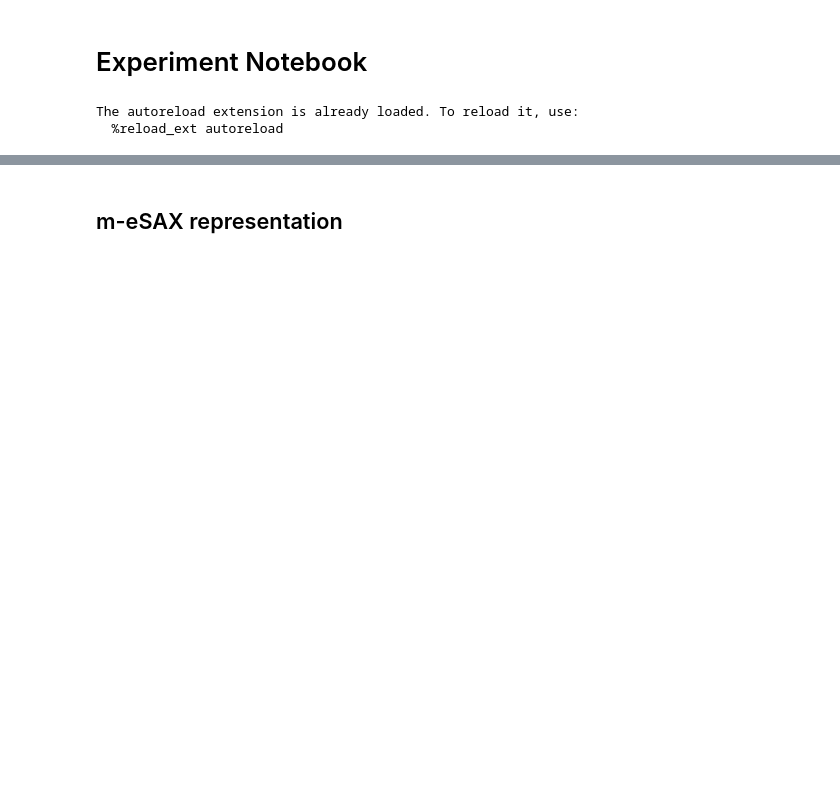
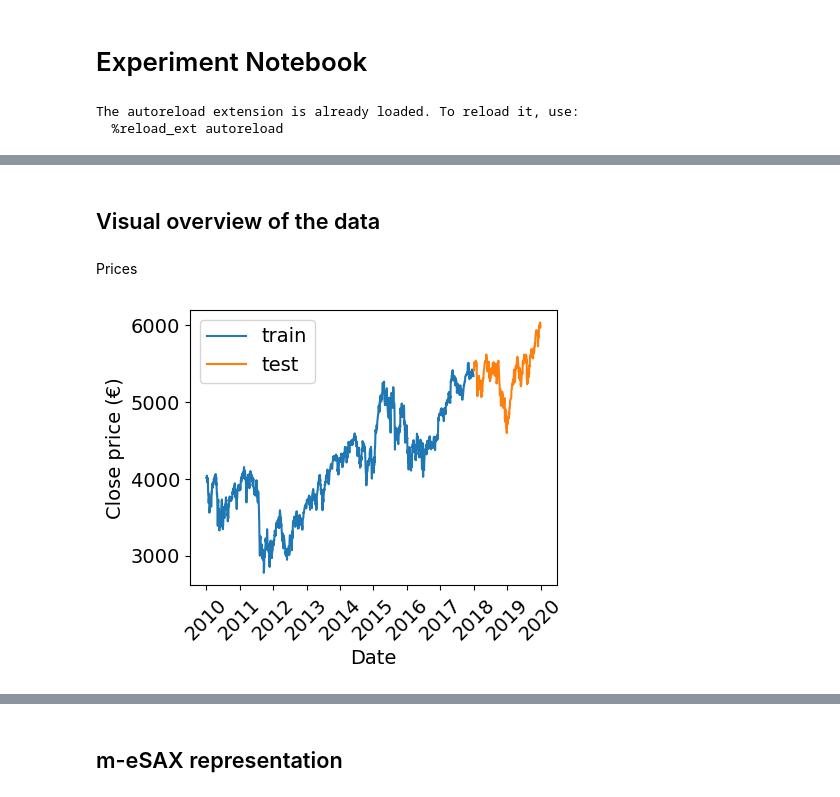
Before and after one commit to SullivanCastro/TimeSeriesProject, a Jupyter notebook: experiments.ipynb, the cells around one changed output, grey strips where cells are left out. Saved outputs shown, nothing was run; the diff lists cells and outputs as text; code cells hidden in the pictures; blank space fills up the shorter version.

```diff
--- a/experiments.ipynb
+++ b/experiments.ipynb
@@ -50,0 +36,6 @@ plt.show()
+# %%
+prices = download_data(START_DATE, END_DATE).dropna()
+train_price, test_price = train_test_split(prices, train_size=TRAIN_PROPORTION, test_size=1-TRAIN_PROPORTION, shuffle=False)
+
+log_return = np.log(prices).diff().dropna() * 1e4 # put in bps
+train_log_return, test_log_return = train_test_split(log_return, train_size=TRAIN_PROPORTION, test_size=1-TRAIN_PROPORTION, shuffle=False)
@@ -50,0 +57,22 @@ plt.show()
+# %% [markdown]
+## Visual overview of the data
+# %%
+TEST_ASSET_NAME = 'CAC 40'
+# %% [markdown]
+Prices
+# %%
+# train test split
+
+plt.figure(figsize=(5, 4))
+# plot the train and test data
+plt.plot(train_price[TEST_ASSET_NAME], label='train')
+plt.plot(test_price[TEST_ASSET_NAME], label='test')
+plt.legend()
+plt.xticks(rotation=45)
+plt.xlabel('Date')
+plt.ylabel('Close price (€)')
+plt.tight_layout()
+plt.savefig('train_test_data.pdf')
+plt.show()
+# %% [output]
+[figure, added]
```
Also changed, not shown: parts of 20 cells of this notebook, 1 other file.
